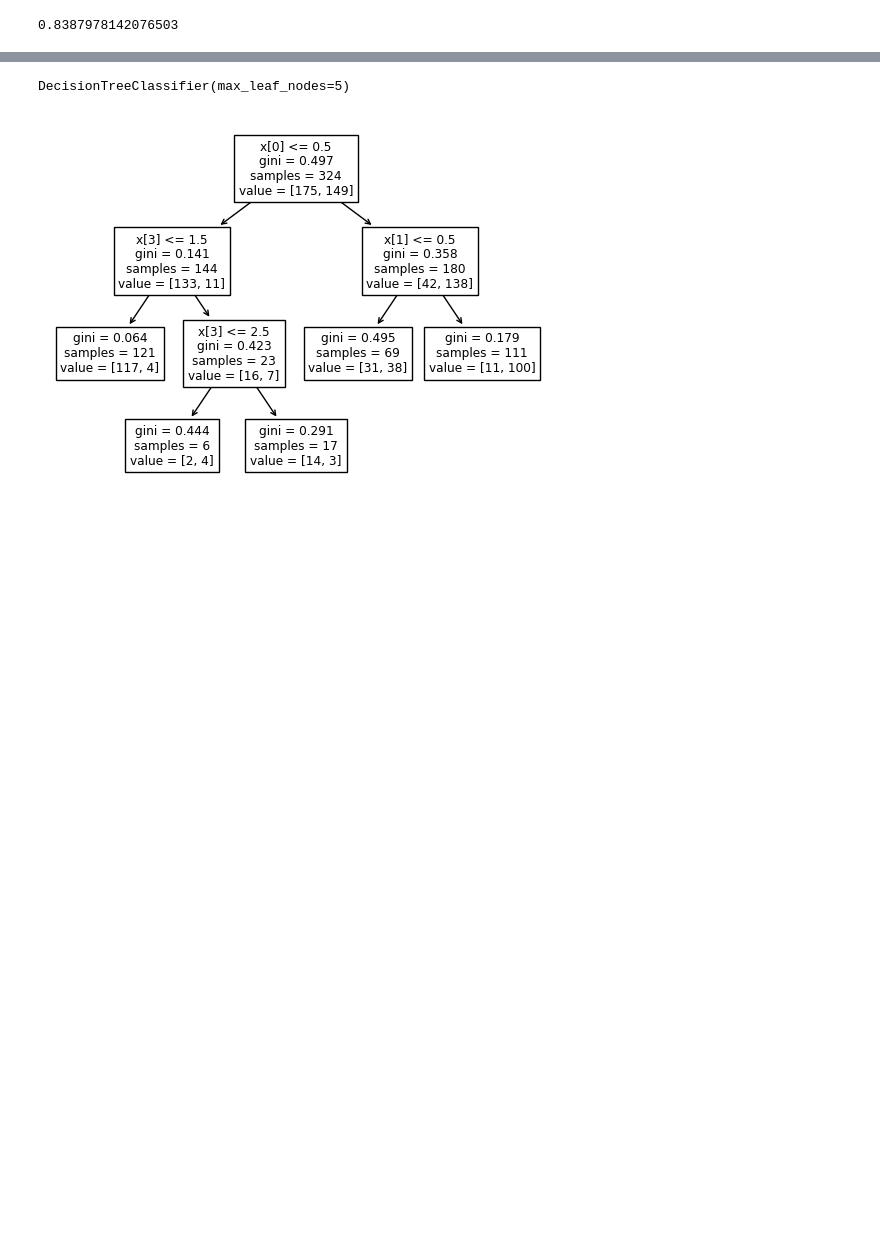
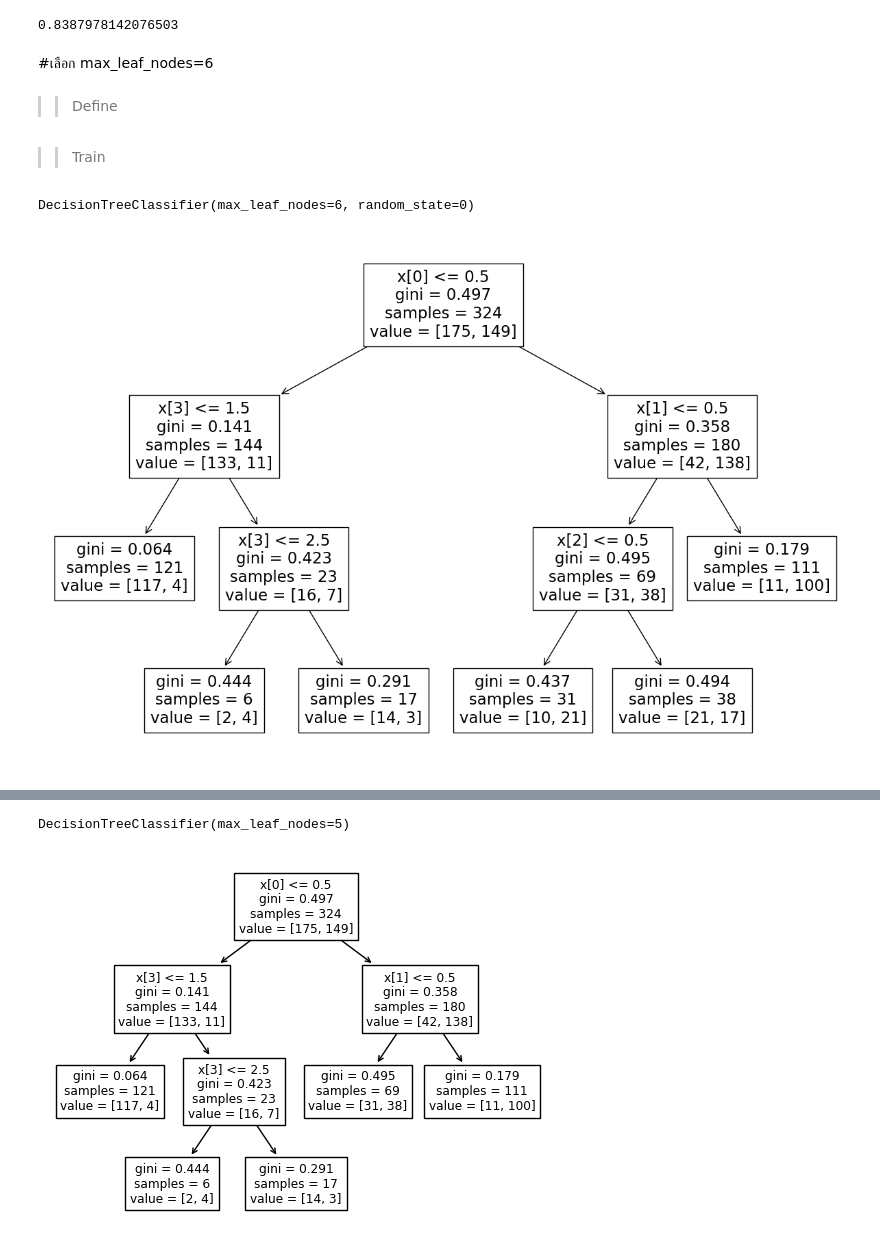
Before and after one commit to Thewaiii/BSC_DPDM23, a Jupyter notebook: Classification.ipynb, the cells around one changed output, grey strips where cells are left out. Saved outputs shown, nothing was run; the diff lists cells and outputs as text; code cells hidden in the pictures; blank space fills up the shorter version.

```diff
--- a/Classification.ipynb
+++ b/Classification.ipynb
@@ -355,3 +363,20 @@ y_predict3_2 = Dtree3_2.predict(X_test)
 accuracy_score(y_test, y_predict3_2)
 # %% [output]
 0.8387978142076503
+# %% [markdown]
+#เลือก max_leaf_nodes=6
+# %% [markdown]
+>>Define
+# %%
+Dtree3_5 = DecisionTreeClassifier(random_state=0,max_leaf_nodes=6)
+# %% [markdown]
+>>Train
+# %%
+Dtree3_5.fit(X_train,y_train)
+# %% [output]
+DecisionTreeClassifier(max_leaf_nodes=6, random_state=0)
+# %%
+_, ax = plt.subplots(figsize=(15,10))
+tree.plot_tree(Dtree3_5, ax = ax);
+# %% [output]
+[figure, added]
```
Also changed, not shown: parts of 20 cells of this notebook.
